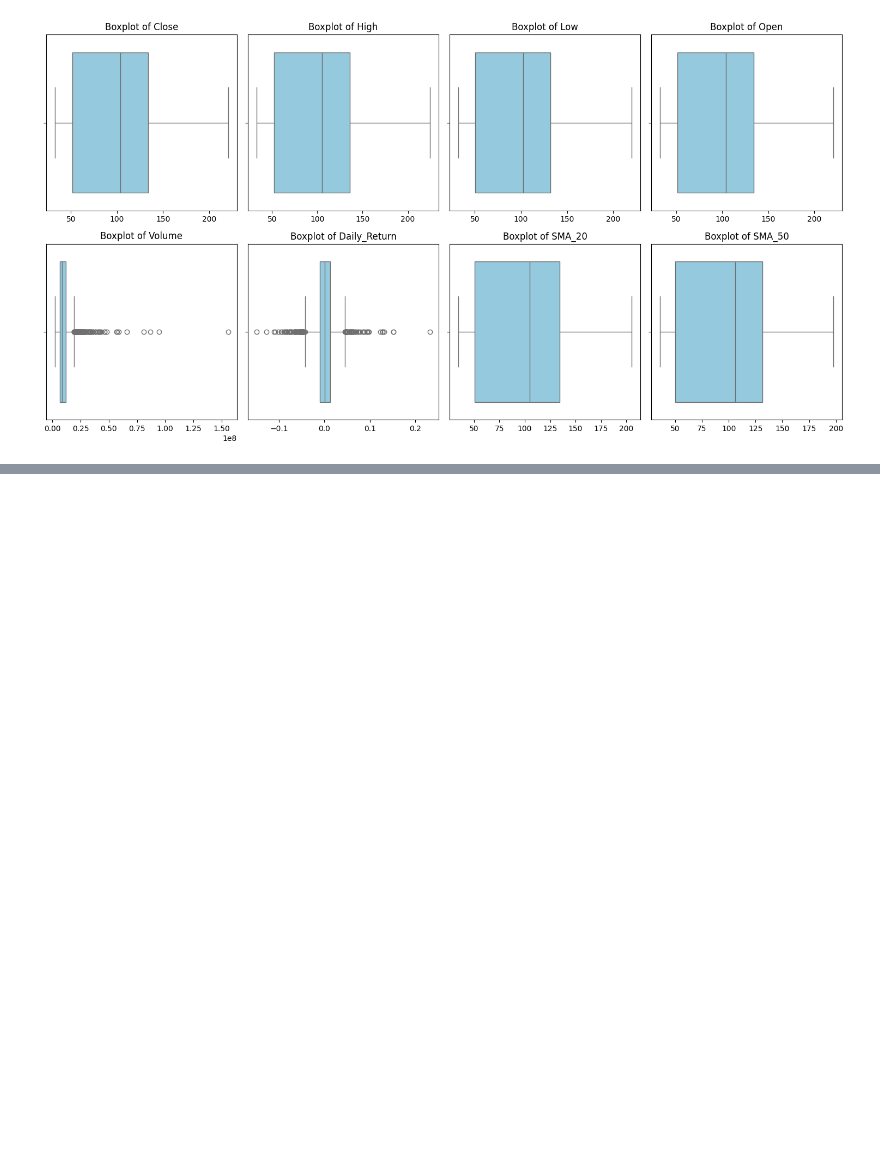
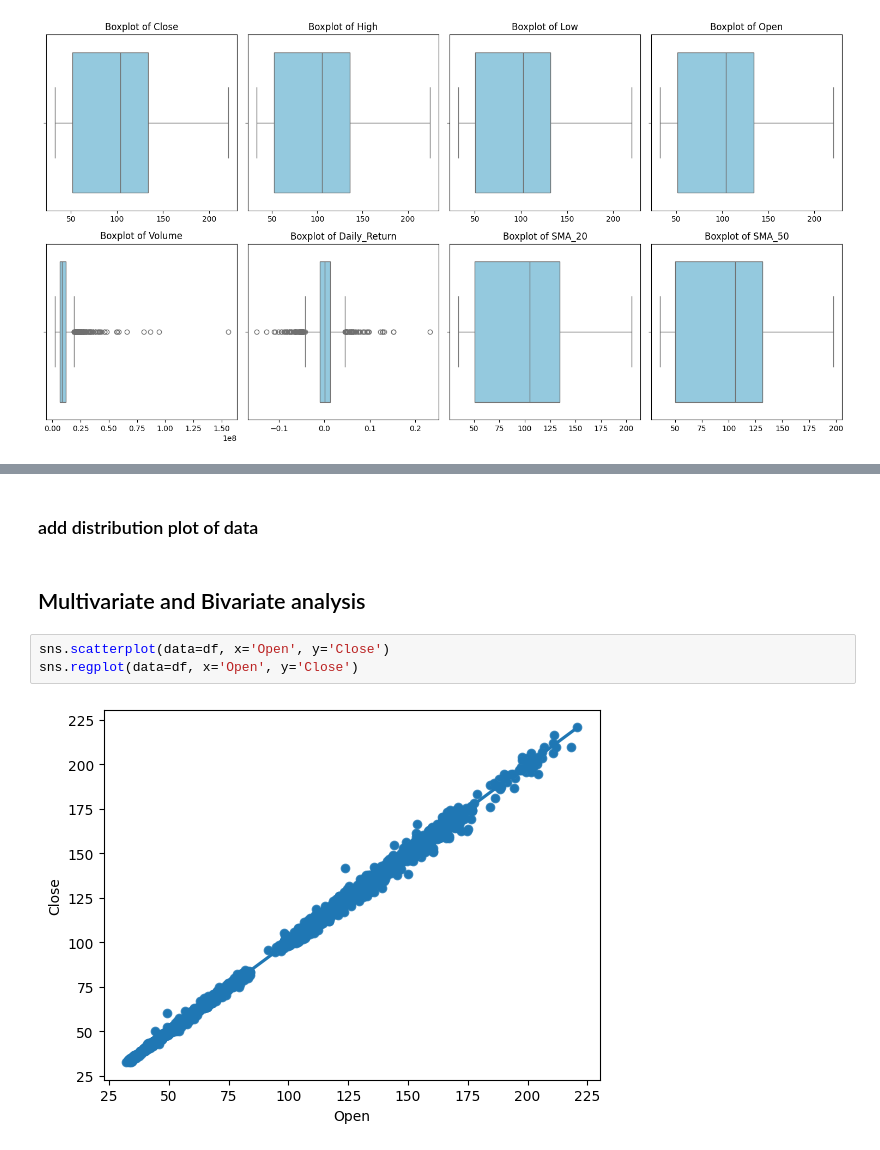
Before and after one commit to Kpranav-Kp/QCOM-stock-eda, a Jupyter notebook: notebooks/QCOM_stock_eda.ipynb, the cells around one changed output, grey strips where cells are left out. Saved outputs shown, nothing was run; the diff lists cells and outputs as text; blank space fills up the shorter version.

```diff
--- a/notebooks/QCOM_stock_eda.ipynb
+++ b/notebooks/QCOM_stock_eda.ipynb
@@ -151,3 +152,12 @@ Daily_Return -0.024757 -0.024075
 SMA_20        1.000000  0.992333
 SMA_50        0.992333  1.000000
 [figure]
+# %% [markdown]
+### add distribution plot of data
+# %% [markdown]
+## Multivariate and Bivariate analysis
+# %%
+sns.scatterplot(data=df, x='Open', y='Close')
+sns.regplot(data=df, x='Open', y='Close')
+# %% [output]
+[figure, added]
```
Also changed, not shown: parts of 11 cells of this notebook.
